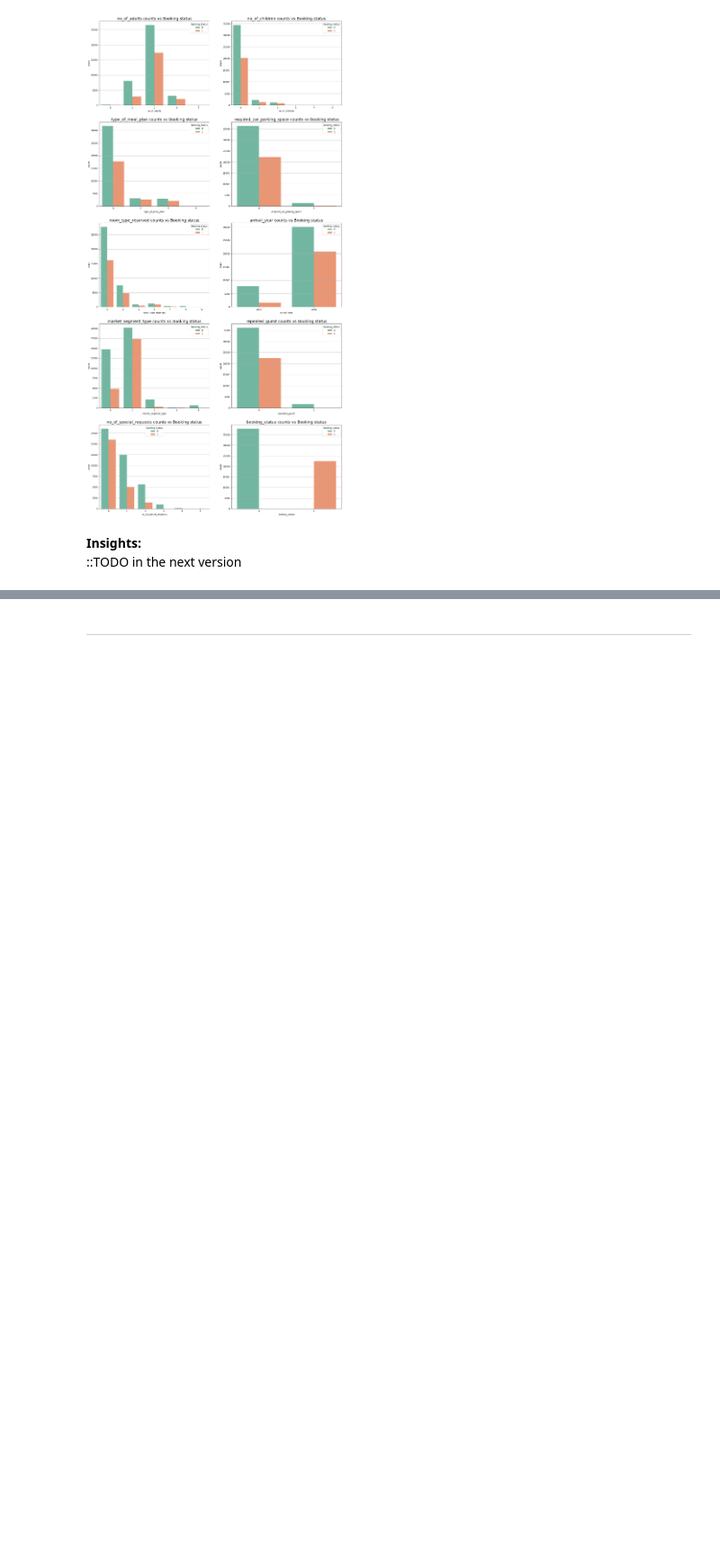
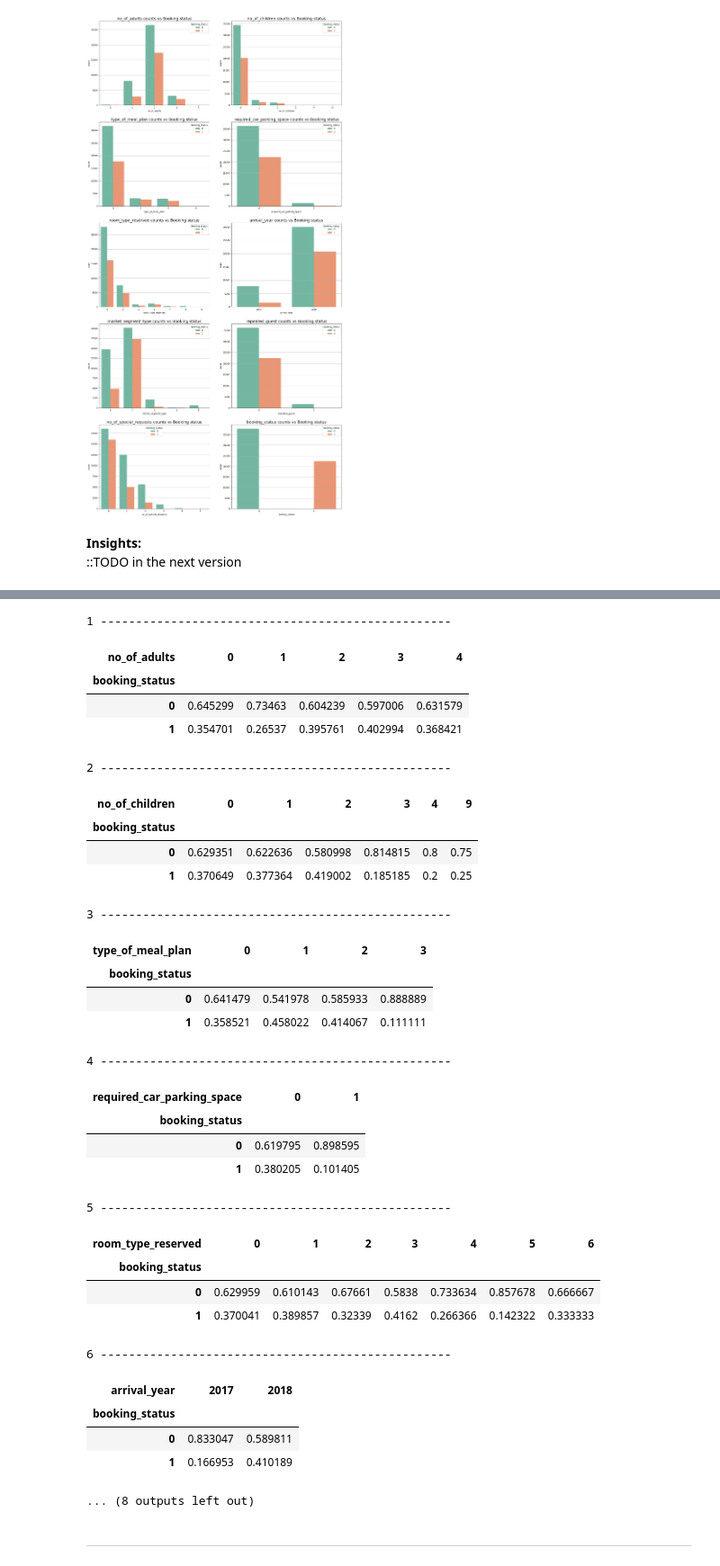
Before and after one commit to hikmatullah-mohammadi/Reservation-cancellation-prediction, a Jupyter notebook: reservation-cancellation-simple-dnn-tf-keras.ipynb, the cells around one changed output, grey strips where cells are left out. Shown: that part at 90% size. Cells and saved outputs as stored; diff of their text form; code cells hidden in the pictures; blank space fills up the shorter version.

```diff
--- a/reservation-cancellation-simple-dnn-tf-keras.ipynb
+++ b/reservation-cancellation-simple-dnn-tf-keras.ipynb
@@ -179,3 +246,41 @@ plt.show()
+# %%
+# display all tabular relationships charts of categorical variables vs the target variable
+for i, feature in enumerate(cate_features):
+    print(i+1, '-'*50)
+    display_tabular_relationship_cate_target(df_train, feature)
+    print('\n\n\n')
+# %% [output]
+1 --------------------------------------------------
+| no_of_adults | 0 | 1 | 2 | 3 | 4 |
+| booking_status |  |  |  |  |  |
+| 0 | 0.645299 | 0.73463 | 0.604239 | 0.597006 | 0.631579 |
+| 1 | 0.354701 | 0.26537 | 0.395761 | 0.402994 | 0.368421 |
+2 --------------------------------------------------
+| no_of_children | 0 | 1 | 2 | 3 | 4 | 9 |
+| booking_status |  |  |  |  |  |  |
+| 0 | 0.629351 | 0.622636 | 0.580998 | 0.814815 | 0.8 | 0.75 |
+| 1 | 0.370649 | 0.377364 | 0.419002 | 0.185185 | 0.2 | 0.25 |
+3 --------------------------------------------------
+| type_of_meal_plan | 0 | 1 | 2 | 3 |
+| booking_status |  |  |  |  |
+| 0 | 0.641479 | 0.541978 | 0.585933 | 0.888889 |
+| 1 | 0.358521 | 0.458022 | 0.414067 | 0.111111 |
+4 --------------------------------------------------
+| required_car_parking_space | 0 | 1 |
+| booking_status |  |  |
+| 0 | 0.619795 | 0.898595 |
+| 1 | 0.380205 | 0.101405 |
+5 --------------------------------------------------
+| room_type_reserved | 0 | 1 | 2 | 3 | 4 | 5 | 6 |
+| booking_status |  |  |  |  |  |  |  |
+| 0 | 0.629959 | 0.610143 | 0.67661 | 0.5838 | 0.733634 | 0.857678 | 0.666667 |
+| 1 | 0.370041 | 0.389857 | 0.32339 | 0.4162 | 0.266366 | 0.142322 | 0.333333 |
+6 --------------------------------------------------
+| arrival_year | 2017 | 2018 |
+| booking_status |  |  |
+| 0 | 0.833047 | 0.589811 |
+| 1 | 0.166953 | 0.410189 |
+... (8 outputs left out)
 # %% [markdown]
 ---
 # %% [markdown]
```
Also changed, not shown: parts of 35 cells of this notebook.
